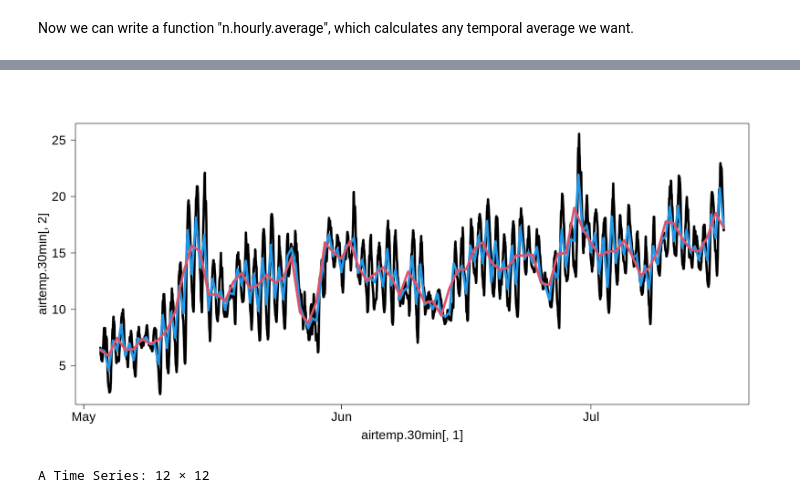
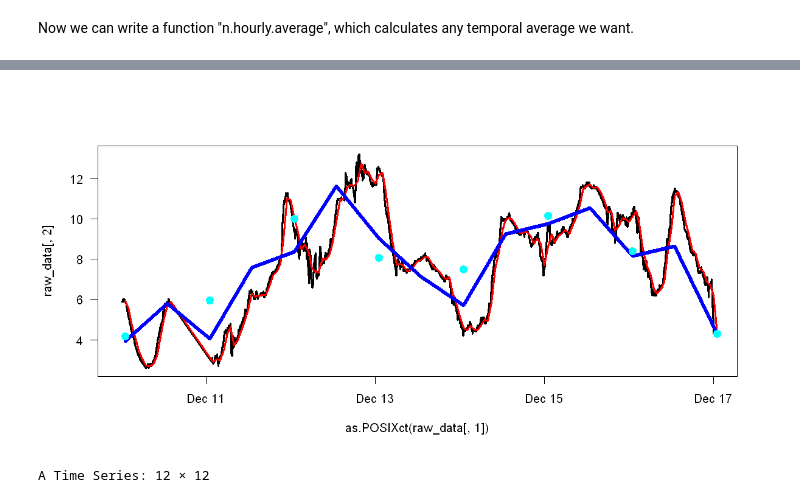
Before and after one commit to yildizanil/jupyter_r, a Jupyter notebook: Data Management and Analysis (in R).ipynb, the cells around one changed output, grey strips where cells are left out. Saved outputs shown, nothing was run; the diff lists cells and outputs as text; code cells hidden in the pictures.

```diff
--- a/Data Management and Analysis (in R).ipynb
+++ b/Data Management and Analysis (in R).ipynb
@@ -832,4 +786,5 @@ tail(raw_data)
 # %%
-start <- as.POSIXct("2019-12-30 00:00:00","UTC")
-end <- as.POSIXct("2020-01-06 00:00:00","UTC")
-time.steps.15min <- seq(start,end,60*15)
+start <- as.POSIXct(Sys.Date() - 7)
+end <- as.POSIXct(Sys.Date())
+time_steps_15min <- seq(start, end, 60 * 15)
+time_steps_15min
@@ -898,8 +871,12 @@ A data.frame: 8 × 2
 # %% [markdown]
 Now we can write a function "n.hourly.average", which calculates any temporal average we want.
 # %%
-n.hourly.average <- function(data,n){time.steps <- seq(start,end,60*60*n)
-which.step <- findInterval(as.POSIXct(data[,1],tz="UTC"),time.steps)
-mean.data <- aggregate(data[,2],list(time.steps[which.step]),mean,na.rm=T)
-return(mean.data)}
+n.hourly.average <- function(data, n) {
+    time_steps <- seq(start, end, 60 * 60 * n)
+    which_step <- findInterval(as.POSIXct(data[, 1], tz = "UTC"), time_steps)
+    mean_data <- aggregate(data[, 2],
+                           list(time_steps[which_step]),
+                           mean, na.rm = T)
+    return(mean_data)
+}
 # %%
@@ -949,21 +901,19 @@ A data.frame: 6 × 2
 # %%
-start <- as.POSIXct("2019-05-03 00:00:00","UTC")
-end <- as.POSIXct("2019-07-17 00:00:00","UTC")
-
-airtemp.30min <- n.hourly.average(airtemp,0.5)
-airtemp.1h <- n.hourly.average(airtemp,1)
-airtemp.3h <- n.hourly.average(airtemp,3)
-airtemp.6h <- n.hourly.average(airtemp,6)
-airtemp.12h <- n.hourly.average(airtemp,12)
-airtemp.24h <- n.hourly.average(airtemp,24)
+airtemp_30min <- n.hourly.average(raw_data, 0.5)
+airtemp_1h <- n.hourly.average(raw_data, 1)
+airtemp_3h <- n.hourly.average(raw_data, 3)
+airtemp_6h <- n.hourly.average(raw_data, 6)
+airtemp_12h <- n.hourly.average(raw_data, 12)
+airtemp_24h <- n.hourly.average(raw_data, 24)
 # %%
-options(repr.plot.width=16, repr.plot.height=8)
-par(las=1,ps=20)
-plot(airtemp.30min[,2]~airtemp.30min[,1],type="l",lwd=5)
-lines(airtemp.12h[,2]~airtemp.12h[,1],lwd=5,col=4)
-lines(airtemp.24h[,2]~airtemp.24h[,1],lwd=5,col=2)
+options(repr.plot.width = 10, repr.plot.height = 5)
+par(las = 1,ps = 12)
+plot(raw_data[, 2]~as.POSIXct(raw_data[, 1]), type = "l", lwd = 3)
+lines(airtemp_1h[, 2]~airtemp_1h[, 1], type = "l", lwd = 3, col = 2)
+lines(airtemp_12h[, 2]~airtemp_12h[, 1], lwd = 5, col = 4)
+points(airtemp_24h[, 2]~airtemp_24h[, 1], lwd = 5, col = 5)
 # %% [output]
-[figure, old version]
+[figure, new version]
 # %%
 AirPassengers
 # %% [output]
```
Also changed, not shown: parts of 34 cells of this notebook.
